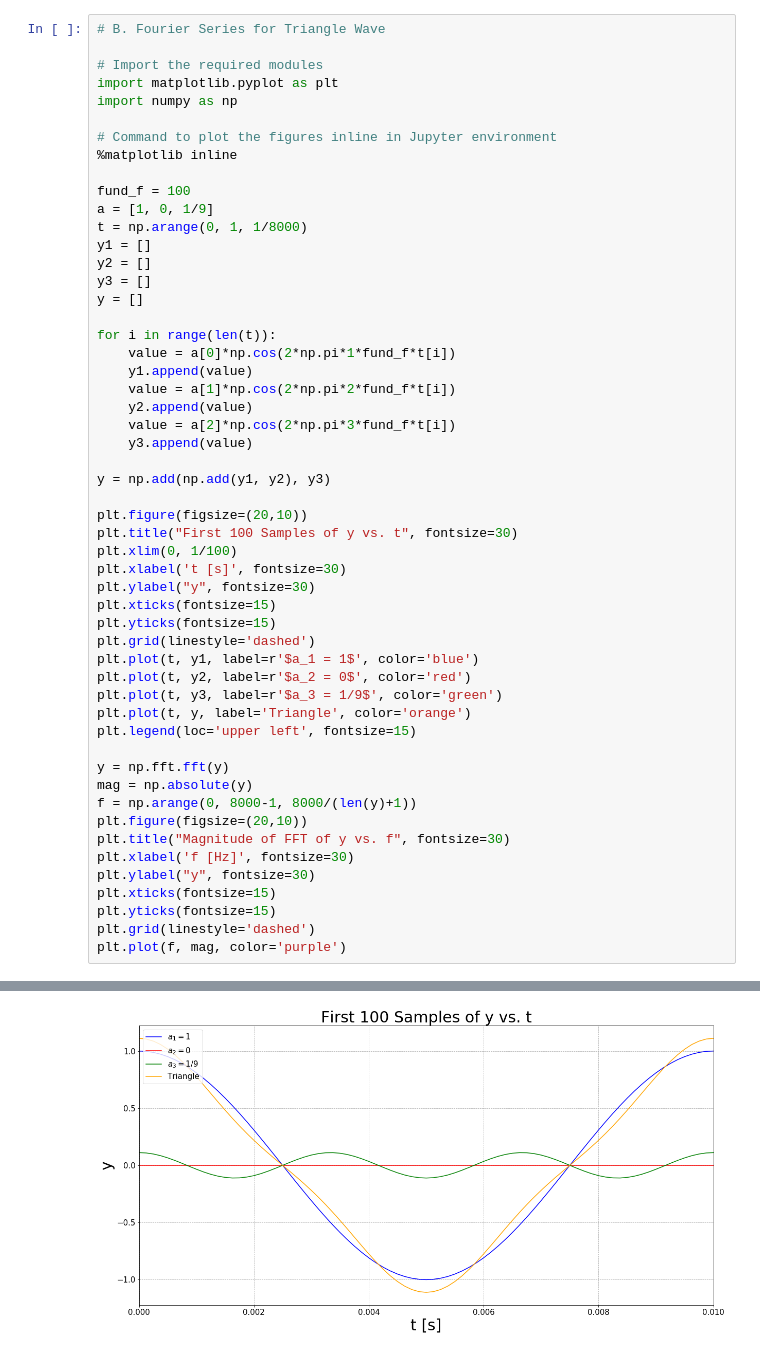
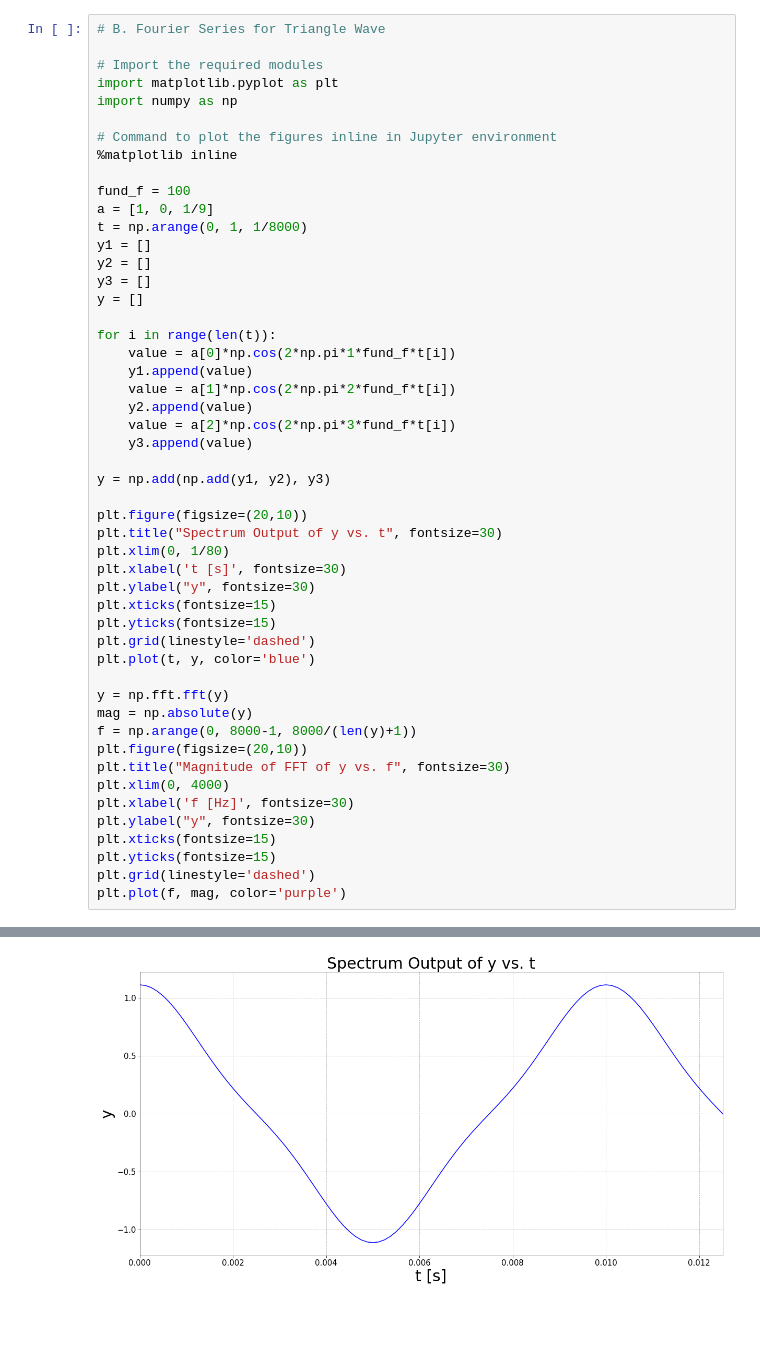
Before and after one commit to paolo-torres/Jupyter-Notebook, a Jupyter notebook: Fourier.ipynb, the cells around one changed output, grey strips where cells are left out. Drawn from its saved outputs; the diff is of its cells as text; blank space fills up the shorter version.

```diff
--- a/Fourier.ipynb
+++ b/Fourier.ipynb
@@ -19,38 +19,35 @@ y = []
 for i in range(len(t)):
     value = a[0]*np.cos(2*np.pi*1*fund_f*t[i])
     y1.append(value)
     value = a[1]*np.cos(2*np.pi*2*fund_f*t[i])
     y2.append(value)
     value = a[2]*np.cos(2*np.pi*3*fund_f*t[i])
     y3.append(value)
 
 y = np.add(np.add(y1, y2), y3)
 
 plt.figure(figsize=(20,10))
-plt.title("First 100 Samples of y vs. t", fontsize=30)
-plt.xlim(0, 1/100)
+plt.title("Spectrum Output of y vs. t", fontsize=30)
+plt.xlim(0, 1/80)
 plt.xlabel('t [s]', fontsize=30)
 plt.ylabel("y", fontsize=30)
 plt.xticks(fontsize=15)
 plt.yticks(fontsize=15)
 plt.grid(linestyle='dashed')
-plt.plot(t, y1, label=r'$a_1 = 1$', color='blue')
-plt.plot(t, y2, label=r'$a_2 = 0$', color='red')
-plt.plot(t, y3, label=r'$a_3 = 1/9$', color='green')
-plt.plot(t, y, label='Triangle', color='orange')
-plt.legend(loc='upper left', fontsize=15)
+plt.plot(t, y, color='blue')
 
 y = np.fft.fft(y)
 mag = np.absolute(y)
 f = np.arange(0, 8000-1, 8000/(len(y)+1))
 plt.figure(figsize=(20,10))
 plt.title("Magnitude of FFT of y vs. f", fontsize=30)
+plt.xlim(0, 4000)
 plt.xlabel('f [Hz]', fontsize=30)
 plt.ylabel("y", fontsize=30)
 plt.xticks(fontsize=15)
 plt.yticks(fontsize=15)
 plt.grid(linestyle='dashed')
 plt.plot(f, mag, color='purple')
 # %% [output]
 [<matplotlib.lines.Line2D at 0x...>]
-[figure, old version]
+[figure, new version]
```
Also changed, not shown: parts of 4 cells of this notebook.
